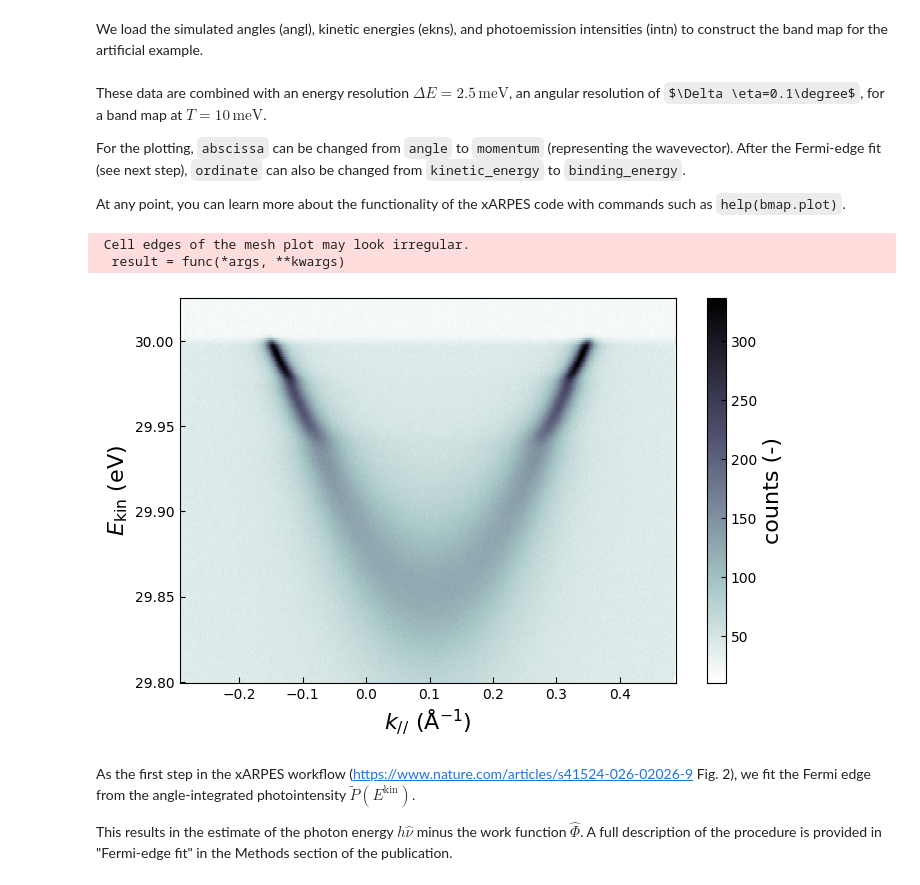
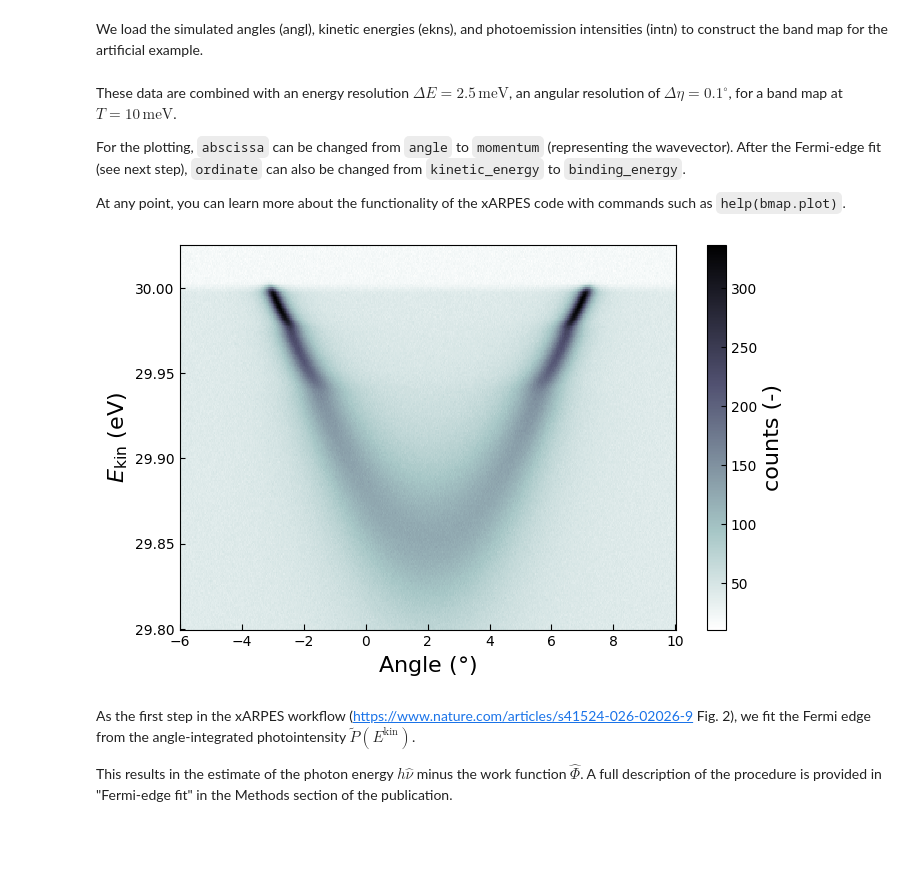
Before and after one commit to xARPES/xARPES, a Jupyter notebook: doc/notebooks/verification.ipynb, the cells around one changed output. Cells and saved outputs as stored; diff of their text form; code cells hidden in the pictures; some formulas as TeX source; blank space fills up the shorter version.

```diff
--- a/doc/notebooks/verification.ipynb
+++ b/doc/notebooks/verification.ipynb
@@ -36,7 +36,7 @@ angl = np.load(os.path.join(script_dir, dfld, "verification_angles.npy"))
 ekns = np.load(os.path.join(script_dir, dfld, "verification_kinergies.npy"))
 intn = np.load(os.path.join(script_dir, dfld, "verification_intensities.npy"))
 # %% [markdown]
-These data are combined with an energy resolution $\Delta E =2.5\,\mathrm{meV}$, an angular resolution of $\Delta \eta=0.1\degree$, for a band map at $T = 10\,\mathrm{meV}$.
+These data are combined with an energy resolution $\Delta E =2.5\,\mathrm{meV}$, an angular resolution of $\Delta \eta=0.1^{\circ}$, for a band map at $T = 10\,\mathrm{meV}$.
 
 For the plotting, `abscissa` can be changed from `angle` to `momentum` (representing the wavevector). After the Fermi-edge fit (see next step), `ordinate` can also be changed from `kinetic_energy` to `binding_energy`.
 
@@ -44,16 +44,14 @@ At any point, you can learn more about the functionality of the xARPES code with
 # %%
 %matplotlib inline
 
 fig = plt.figure(figsize=(8, 5)); ax = fig.gca()
 
 bmap = xarpes.BandMap.from_np_arrays(intensities=intn, angles=angl, ekin=ekns,
         energy_resolution=0.0025, angle_resolution=0.1, temperature=10)
 
-fig = bmap.plot(abscissa='momentum', ordinate='kinetic_energy', ax=ax)
+fig = bmap.plot(abscissa='angle', ordinate='kinetic_energy', ax=ax)
 # %% [output]
- Cell edges of the mesh plot may look irregular.
-  result = func(*args, **kwargs)
-[figure, old version]
+[figure, new version]
 # %% [markdown]
 As the first step in the xARPES workflow (https://www.nature.com/articles/s41524-026-02026-9 Fig. 2), we fit the Fermi edge from the angle-integrated photointensity $\widetilde{P}(E^{\mathrm{kin}})$.
 
```
Also changed, not shown: parts of 9 cells of this notebook, 3 other files.
